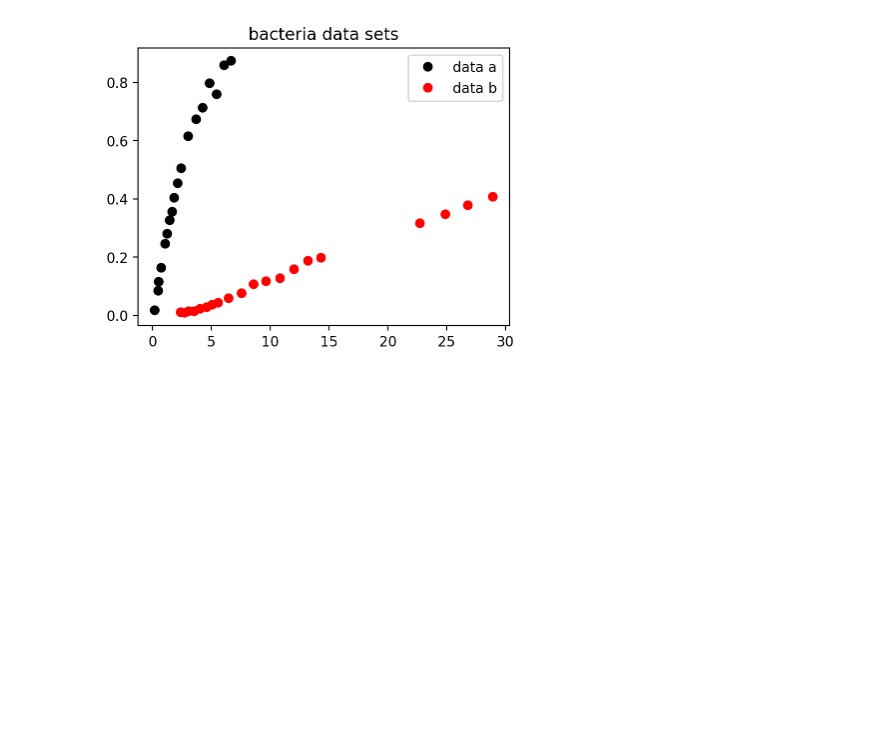
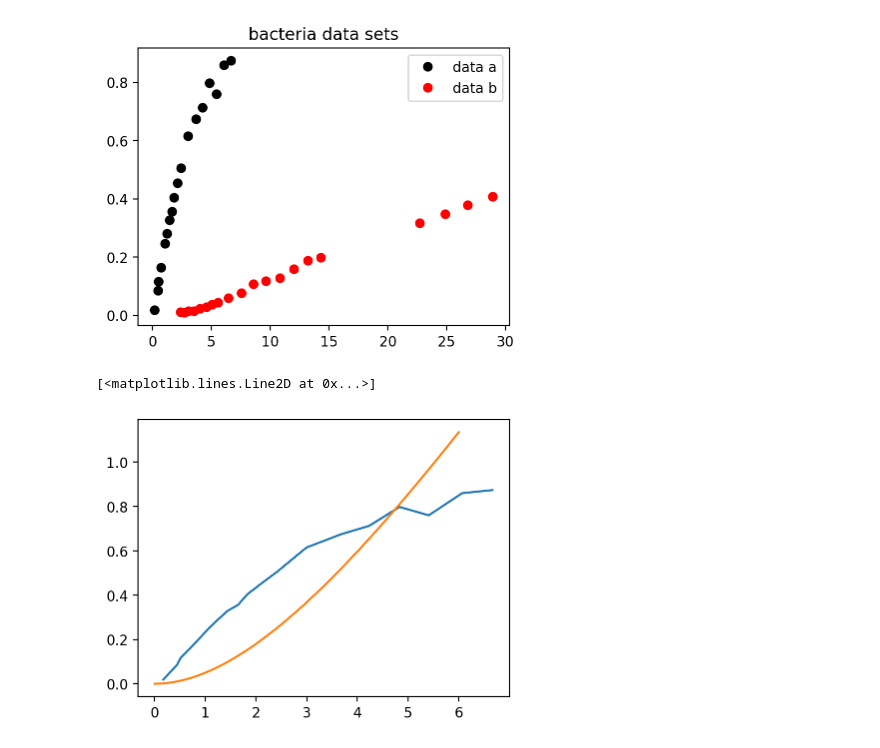
Before and after one commit to e-d-p-9/Physical-Modeling-with-Python, a Jupyter notebook: Ch5/HIV_Bacteria_Computer_Lab.ipynb, the cells around one changed output. Drawn from its saved outputs; the diff is of its cells as text; code cells hidden in the pictures; blank space fills up the shorter version.

Commit message:
plot data and model w(t) for bacteria data

```diff
--- a/Ch5/HIV_Bacteria_Computer_Lab.ipynb
+++ b/Ch5/HIV_Bacteria_Computer_Lab.ipynb
@@ -198,3 +198,23 @@ plt.legend()
 plt.show()
 # %% [output]
 [figure]
+# %%
+# define v(t) and w(t)
+
+def bact_v(t,r):
+    return 1 - np.e**(-t/r)
+
+def bact_w(t,r, A):
+    return A*(np.e**(-t/r) - 1 + (t/r))
+# %%
+A = 1
+r = 3
+plt.close()
+plt.plot(bacteria_data_a[:,0], bacteria_data_a[:,1])
+
+t = np.linspace(0,6,50)
+w_eval = bact_w(t, r, A)
+plt.plot(t, w_eval)
+# %% [output]
+[<matplotlib.lines.Line2D at 0x...>]
+[figure, added]
```
